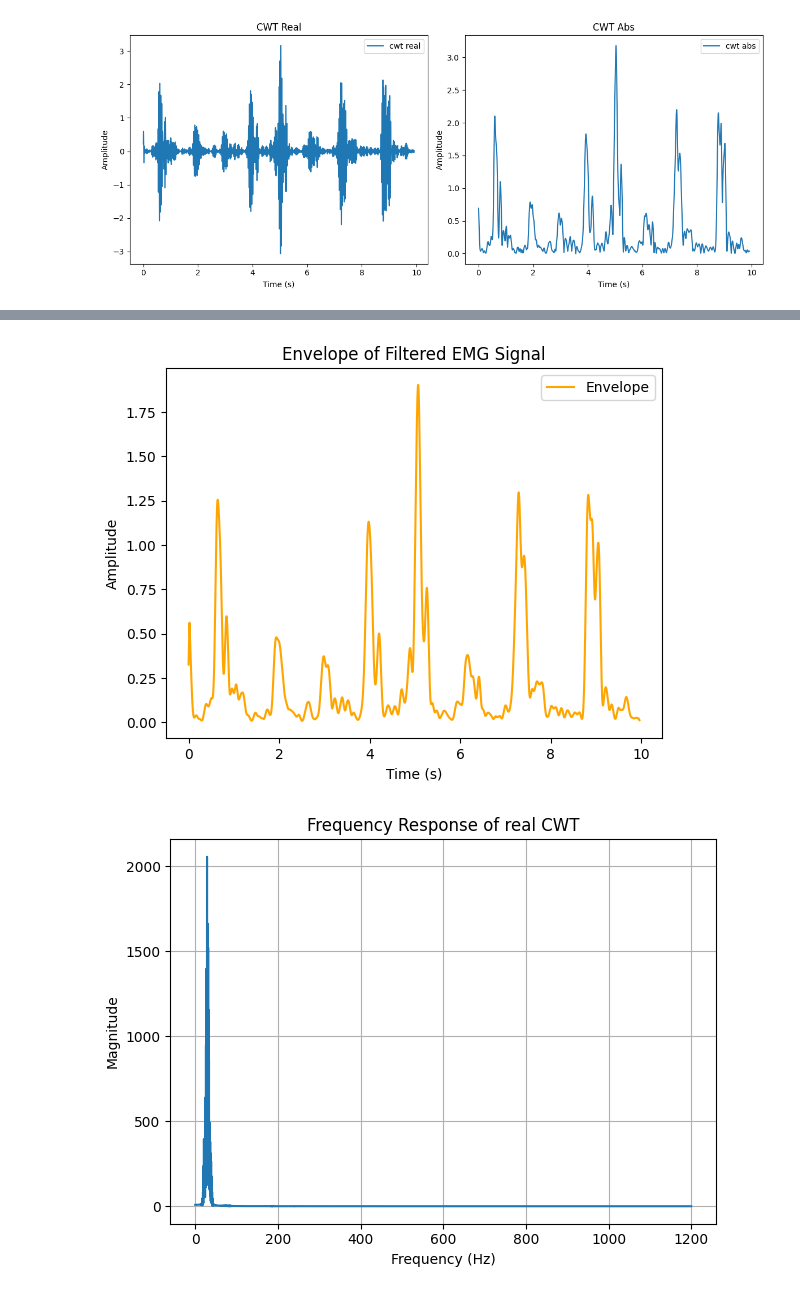
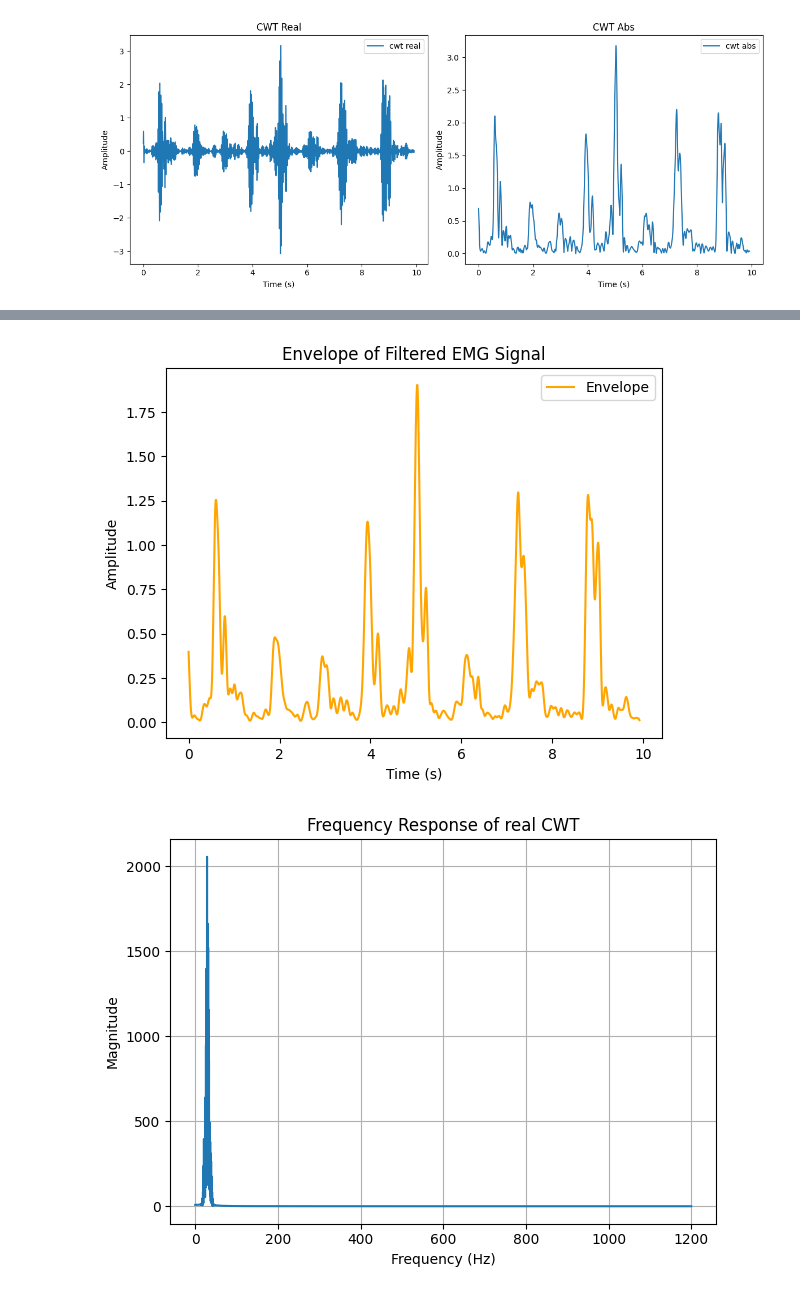
Before and after one commit to OlaffoJaszczur/CWT_magisterka, a Jupyter notebook: show_full_movement_range_zginacze.ipynb, the cells around one changed output, grey strips where cells are left out. Drawn from its saved outputs; the diff is of its cells as text; code cells hidden in the pictures.

```diff
--- a/show_full_movement_range_zginacze.ipynb
+++ b/show_full_movement_range_zginacze.ipynb
@@ -410,29 +523,30 @@ IndexError: boolean index did not match indexed array along axis 0; size of axis
 # %%
 def linear_envelope(signal, fs, lowpass_cutoff=10.0, window_size=101):
     # Rectify
     rectified = np.abs(signal)
     # Low-pass filter
     nyquist = 0.5 * fs
     norm_cutoff = lowpass_cutoff / nyquist
     b, a = butter(2, norm_cutoff, btype='low')
     filtered = filtfilt(b, a, rectified)
     # Moving average smoothing
     window = np.ones(window_size) / window_size
     smoothed = np.convolve(filtered, window, mode='same')
     return smoothed
 
 envelope = linear_envelope(np.real(cwtmatr[best_scale_idx, :]), fs)
+envelope = envelope[100:]  # Drop first 100 samples after filtering
 
 # Plot the envelope
 
 plt.plot(t, envelope, label='Envelope', color='orange')
 plt.title("Envelope of Filtered EMG Signal")
 plt.xlabel("Time (s)")
 plt.ylabel("Amplitude")
 plt.legend()
 plt.show()
 # %% [output]
-[figure, old version]
+[figure, new version]
 # %%
 # fft of the real cwt
 n = len(real_cwt)
```
Also changed, not shown: parts of 10 cells of this notebook, 23 other files.
